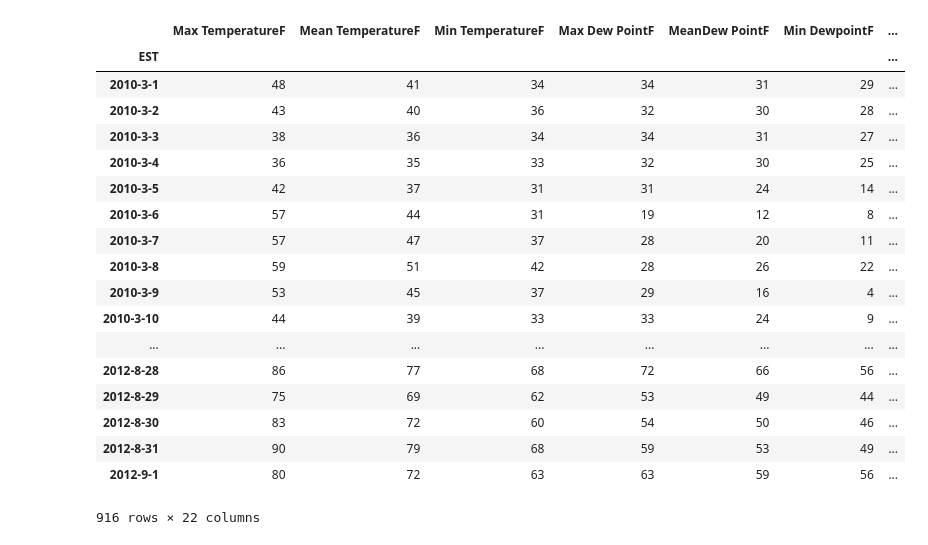
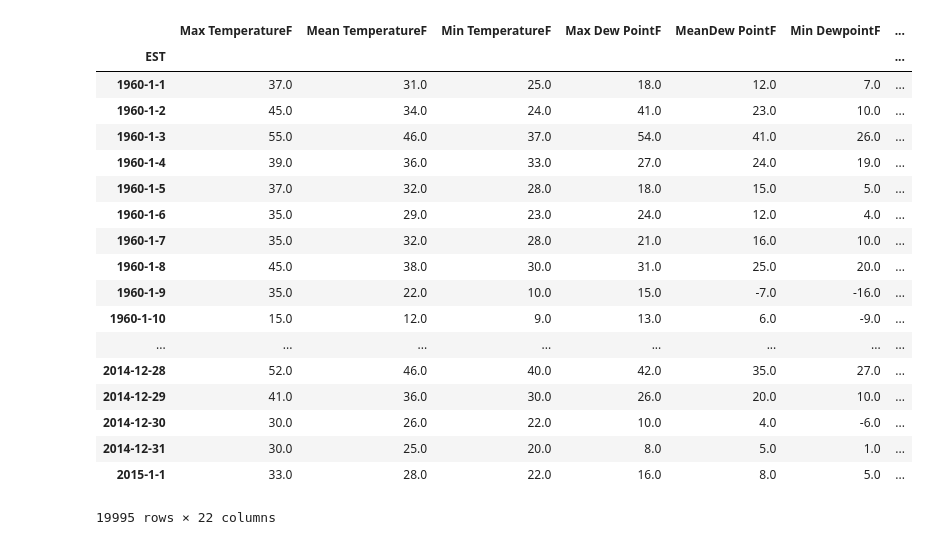
Before and after one commit to therealchuckliu/MCWeather, a Jupyter notebook: 01_DataScrape.ipynb, the cells around one changed output. Drawn from its saved outputs; the diff is of its cells as text; code cells hidden in the pictures.

Commit message:
data for boston since 1960

```diff
--- a/01_DataScrape.ipynb
+++ b/01_DataScrape.ipynb
@@ -30,24 +30,24 @@ def fetch_data(region, startdate, enddate):
         frames.append(frame)
     return pd.concat(frames).set_index("EST")
 # %%
-fetch_data("KBOS", date(2010, 3, 1), date(2012, 9, 1))
+fetch_data("KBOS", date(1960, 1, 1), date(2015, 1, 1))
 # %% [output]
 |  | Max TemperatureF | Mean TemperatureF | Min TemperatureF | Max Dew PointF | MeanDew PointF | Min DewpointF | ... |
 | EST |  |  |  |  |  |  | ... |
-| 2010-3-1 | 48 | 41 | 34 | 34 | 31 | 29 | ... |
-| 2010-3-2 | 43 | 40 | 36 | 32 | 30 | 28 | ... |
-| 2010-3-3 | 38 | 36 | 34 | 34 | 31 | 27 | ... |
-| 2010-3-4 | 36 | 35 | 33 | 32 | 30 | 25 | ... |
-| 2010-3-5 | 42 | 37 | 31 | 31 | 24 | 14 | ... |
-| 2010-3-6 | 57 | 44 | 31 | 19 | 12 | 8 | ... |
-| 2010-3-7 | 57 | 47 | 37 | 28 | 20 | 11 | ... |
-| 2010-3-8 | 59 | 51 | 42 | 28 | 26 | 22 | ... |
-| 2010-3-9 | 53 | 45 | 37 | 29 | 16 | 4 | ... |
-| 2010-3-10 | 44 | 39 | 33 | 33 | 24 | 9 | ... |
+| 1960-1-1 | 37.0 | 31.0 | 25.0 | 18.0 | 12.0 | 7.0 | ... |
+| 1960-1-2 | 45.0 | 34.0 | 24.0 | 41.0 | 23.0 | 10.0 | ... |
+| 1960-1-3 | 55.0 | 46.0 | 37.0 | 54.0 | 41.0 | 26.0 | ... |
+| 1960-1-4 | 39.0 | 36.0 | 33.0 | 27.0 | 24.0 | 19.0 | ... |
+| 1960-1-5 | 37.0 | 32.0 | 28.0 | 18.0 | 15.0 | 5.0 | ... |
+| 1960-1-6 | 35.0 | 29.0 | 23.0 | 24.0 | 12.0 | 4.0 | ... |
+| 1960-1-7 | 35.0 | 32.0 | 28.0 | 21.0 | 16.0 | 10.0 | ... |
+| 1960-1-8 | 45.0 | 38.0 | 30.0 | 31.0 | 25.0 | 20.0 | ... |
+| 1960-1-9 | 35.0 | 22.0 | 10.0 | 15.0 | -7.0 | -16.0 | ... |
+| 1960-1-10 | 15.0 | 12.0 | 9.0 | 13.0 | 6.0 | -9.0 | ... |
 | ... | ... | ... | ... | ... | ... | ... | ... |
-| 2012-8-28 | 86 | 77 | 68 | 72 | 66 | 56 | ... |
-| 2012-8-29 | 75 | 69 | 62 | 53 | 49 | 44 | ... |
-| 2012-8-30 | 83 | 72 | 60 | 54 | 50 | 46 | ... |
-| 2012-8-31 | 90 | 79 | 68 | 59 | 53 | 49 | ... |
-| 2012-9-1 | 80 | 72 | 63 | 63 | 59 | 56 | ... |
+| 2014-12-28 | 52.0 | 46.0 | 40.0 | 42.0 | 35.0 | 27.0 | ... |
+| 2014-12-29 | 41.0 | 36.0 | 30.0 | 26.0 | 20.0 | 10.0 | ... |
+| 2014-12-30 | 30.0 | 26.0 | 22.0 | 10.0 | 4.0 | -6.0 | ... |
+| 2014-12-31 | 30.0 | 25.0 | 20.0 | 8.0 | 5.0 | 1.0 | ... |
+| 2015-1-1 | 33.0 | 28.0 | 22.0 | 16.0 | 8.0 | 5.0 | ... |
-916 rows × 22 columns
+19995 rows × 22 columns
```
Also changed, not shown: 51 other files.
